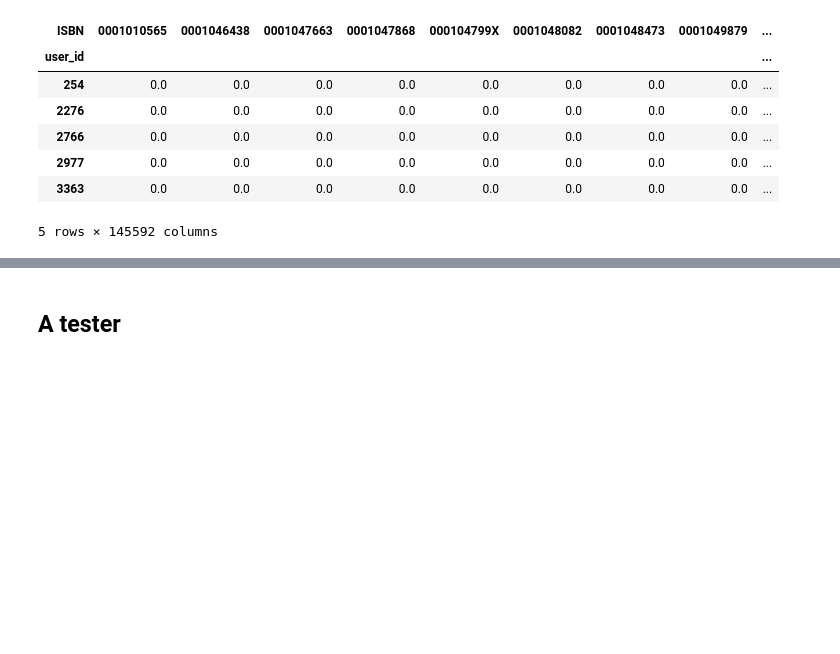
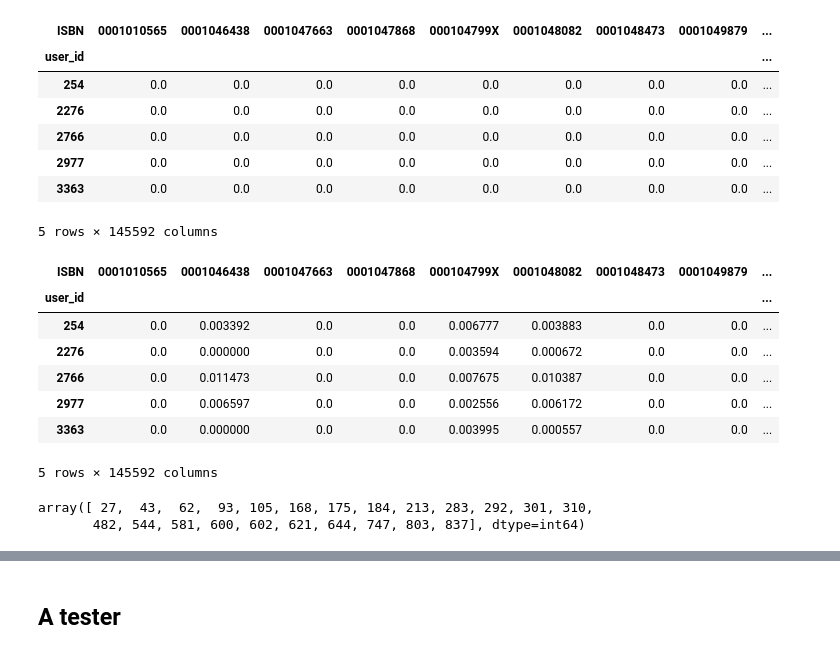
Before and after one commit to redyddm/projet_ter, a Jupyter notebook: recommandation.ipynb, the cells around one changed output, grey strips where cells are left out. Cells and saved outputs as stored; diff of their text form; code cells hidden in the pictures; blank space fills up the shorter version.

```diff
--- a/recommandation.ipynb
+++ b/recommandation.ipynb
@@ -1599,6 +1594,19 @@ ratings_matrix_complet.head()
 | 3363 | 0.0 | 0.0 | 0.0 | 0.0 | 0.0 | 0.0 | 0.0 | 0.0 | ... |
 5 rows × 145592 columns
 # %%
-nmf = NMF(n_components=2, init='nndsvd', random_state=42)
+nmf = NMF(n_components=20, init='nndsvd')
 W=nmf.fit_transform(ratings_matrix_complet)
 H=nmf.components_
+# %%
+ratings_pred=np.dot(W, H)
+ratings_pred_df= pd.DataFrame(ratings_pred, index=ratings_matrix.index, columns=ratings_matrix.columns)
+ratings_pred_df.head()
+# %% [output]
+| ISBN | 0001010565 | 0001046438 | 0001047663 | 0001047868 | 000104799X | 0001048082 | 0001048473 | 0001049879 | ... |
+| user_id |  |  |  |  |  |  |  |  | ... |
+| 254 | 0.0 | 0.003392 | 0.0 | 0.0 | 0.006777 | 0.003883 | 0.0 | 0.0 | ... |
+| 2276 | 0.0 | 0.000000 | 0.0 | 0.0 | 0.003594 | 0.000672 | 0.0 | 0.0 | ... |
+| 2766 | 0.0 | 0.011473 | 0.0 | 0.0 | 0.007675 | 0.010387 | 0.0 | 0.0 | ... |
+| 2977 | 0.0 | 0.006597 | 0.0 | 0.0 | 0.002556 | 0.006172 | 0.0 | 0.0 | ... |
+| 3363 | 0.0 | 0.000000 | 0.0 | 0.0 | 0.003995 | 0.000557 | 0.0 | 0.0 | ... |
+5 rows × 145592 columns
@@ -1604,0 +1624,5 @@ H=nmf.components_
+# %%
+np.unique(mask[0])
+# %% [output]
+array([ 27,  43,  62,  93, 105, 168, 175, 184, 213, 283, 292, 301, 310,
+       482, 544, 581, 600, 602, 621, 644, 747, 803, 837], dtype=int64)
```
Also changed, not shown: parts of 5 cells of this notebook.
